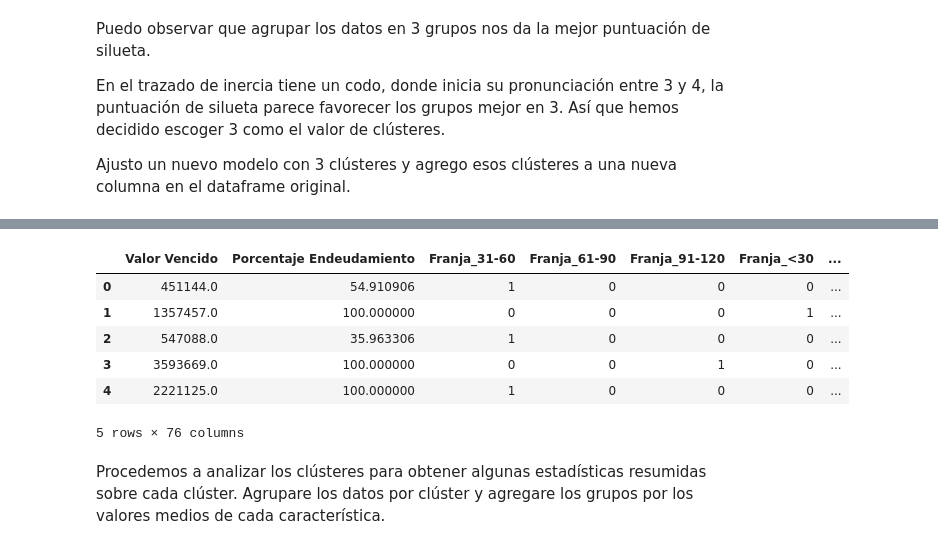
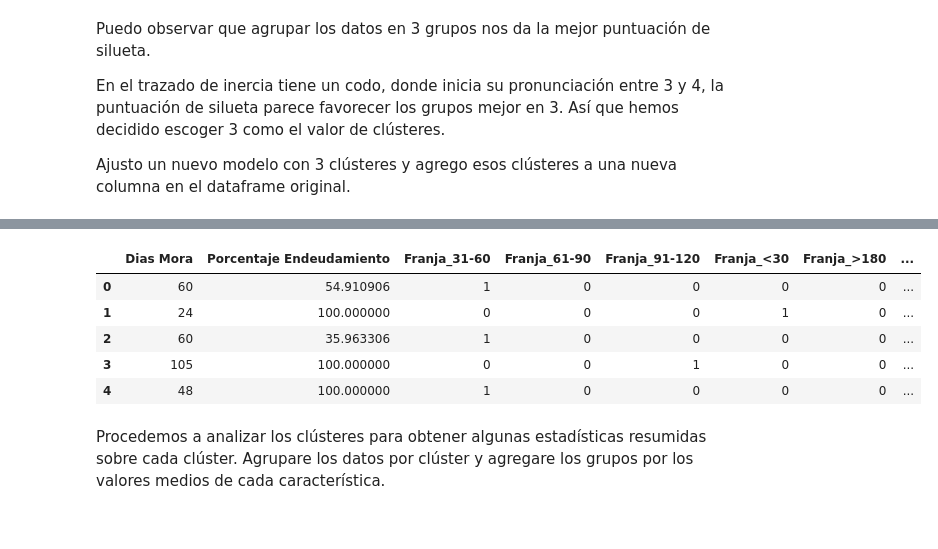
Before and after one commit to jcardonamde/reto_cobranzas_sector_financiero, a Jupyter notebook: cobranzas_sector_financiero.ipynb, the cells around one changed output, grey strips where cells are left out. Cells and saved outputs as stored; diff of their text form; code cells hidden in the pictures.

```diff
--- a/cobranzas_sector_financiero.ipynb
+++ b/cobranzas_sector_financiero.ipynb
@@ -1340,7 +1326,8 @@ agrupamientos_cartera = cartera.copy()
  # Lista de columnas a eliminar
 columnas_a_eliminar_segmentacion = ['Tipo De Producto', 'Producto', 'Regional', 'Region', 'Abogado', 'Fecha Traslado Para Cobro',
                                     'Fecha Ultima Facturacion', 'Segmento', 'Oficina Radicacion', 'Red', 'Calificacion Real',
-                                    'Fecha De Perfeccionamiento', 'Rango endeudamiento', 'Sector Economico', 'Profesion', 'Dias Mora']
+                                    'Fecha De Perfeccionamiento', 'Rango endeudamiento', 'Sector Economico', 'Profesion',
+                                    'Descripcion Causal', 'Ocupacion', 'Valor Vencido']
 
 # Eliminar las columnas
 agrupamientos_cartera = agrupamientos_cartera.drop(columnas_a_eliminar_segmentacion, axis=1)
@@ -1381,10 +1359,10 @@ agrupamientos_cartera = pd.get_dummies(agrupamientos_cartera, columns=['Franja']
 agrupamientos_cartera = pd.get_dummies(agrupamientos_cartera, columns=['Cuadrante'], prefix='Cuadrante', drop_first=True)
 # %%
 # Aplicar codificación one-hot a la columna "Descripcion Causal"
-agrupamientos_cartera = pd.get_dummies(agrupamientos_cartera, columns=['Descripcion Causal'], prefix='Descripcion Causal', drop_first=True)
+# agrupamientos_cartera = pd.get_dummies(agrupamientos_cartera, columns=['Descripcion Causal'], prefix='Descripcion Causal', drop_first=True)
 # %%
 # Aplicar codificación one-hot a la columna "Ocupacion"
-agrupamientos_cartera = pd.get_dummies(agrupamientos_cartera, columns=['Ocupacion'], prefix='Ocupacion', drop_first=True)
+# agrupamientos_cartera = pd.get_dummies(agrupamientos_cartera, columns=['Ocupacion'], prefix='Ocupacion', drop_first=True)
 # %%
 # Crear un subconjunto de datos con las categorías que deseas codificar one-hot
 # categorias_seleccionadas_ocupacion = ['SIN OFICIO', 'EMPLEADO SECTOR PRIVADO', 'INDEPENDIENTE', 'EMPLEADO SECTOR PUBLICO', 'JUBILADO', 'NO APLICA A ESTE PRODUCTO']
@@ -1484,8 +1462,8 @@ En el trazado de inercia tiene un codo, donde inicia su pronunciación entre 3 y
 
 Ajusto un nuevo modelo con 3 clústeres y agrego esos clústeres a una nueva columna en el dataframe original.
 # %%
-# Reajusto KMeans con 3 clusters
-kmeans = KMeans(n_clusters=3, random_state=42)
+# Reajusto KMeans con 9 clusters
+kmeans = KMeans(n_clusters=9, random_state=42)
 kmeans.fit(X_scaled)
 
 # Añadir los clusteres como columna al dataframe
@@ -1496,10 +1473,9 @@ Warning: Total number of columns (76) exceeds max_columns (20). Falling back to
-|  | Valor Vencido | Porcentaje Endeudamiento | Franja_31-60 | Franja_61-90 | Franja_91-120 | Franja_<30 | ... |
-| 0 | 451144.0 | 54.910906 | 1 | 0 | 0 | 0 | ... |
-| 1 | 1357457.0 | 100.000000 | 0 | 0 | 0 | 1 | ... |
-| 2 | 547088.0 | 35.963306 | 1 | 0 | 0 | 0 | ... |
-| 3 | 3593669.0 | 100.000000 | 0 | 0 | 1 | 0 | ... |
-| 4 | 2221125.0 | 100.000000 | 1 | 0 | 0 | 0 | ... |
+|  | Dias Mora | Porcentaje Endeudamiento | Franja_31-60 | Franja_61-90 | Franja_91-120 | Franja_<30 | Franja_>180 | ... |
+| 0 | 60 | 54.910906 | 1 | 0 | 0 | 0 | 0 | ... |
+| 1 | 24 | 100.000000 | 0 | 0 | 0 | 1 | 0 | ... |
+| 2 | 60 | 35.963306 | 1 | 0 | 0 | 0 | 0 | ... |
+| 3 | 105 | 100.000000 | 0 | 0 | 1 | 0 | 0 | ... |
+| 4 | 48 | 100.000000 | 1 | 0 | 0 | 0 | 0 | ... |
-5 rows × 76 columns
 # %% [markdown]
 Procedemos a analizar los clústeres para obtener algunas estadísticas resumidas sobre cada clúster. Agrupare los datos por clúster y agregare los grupos por los valores medios de cada característica.
 # %%
```
Also changed, not shown: parts of 16 cells of this notebook.
